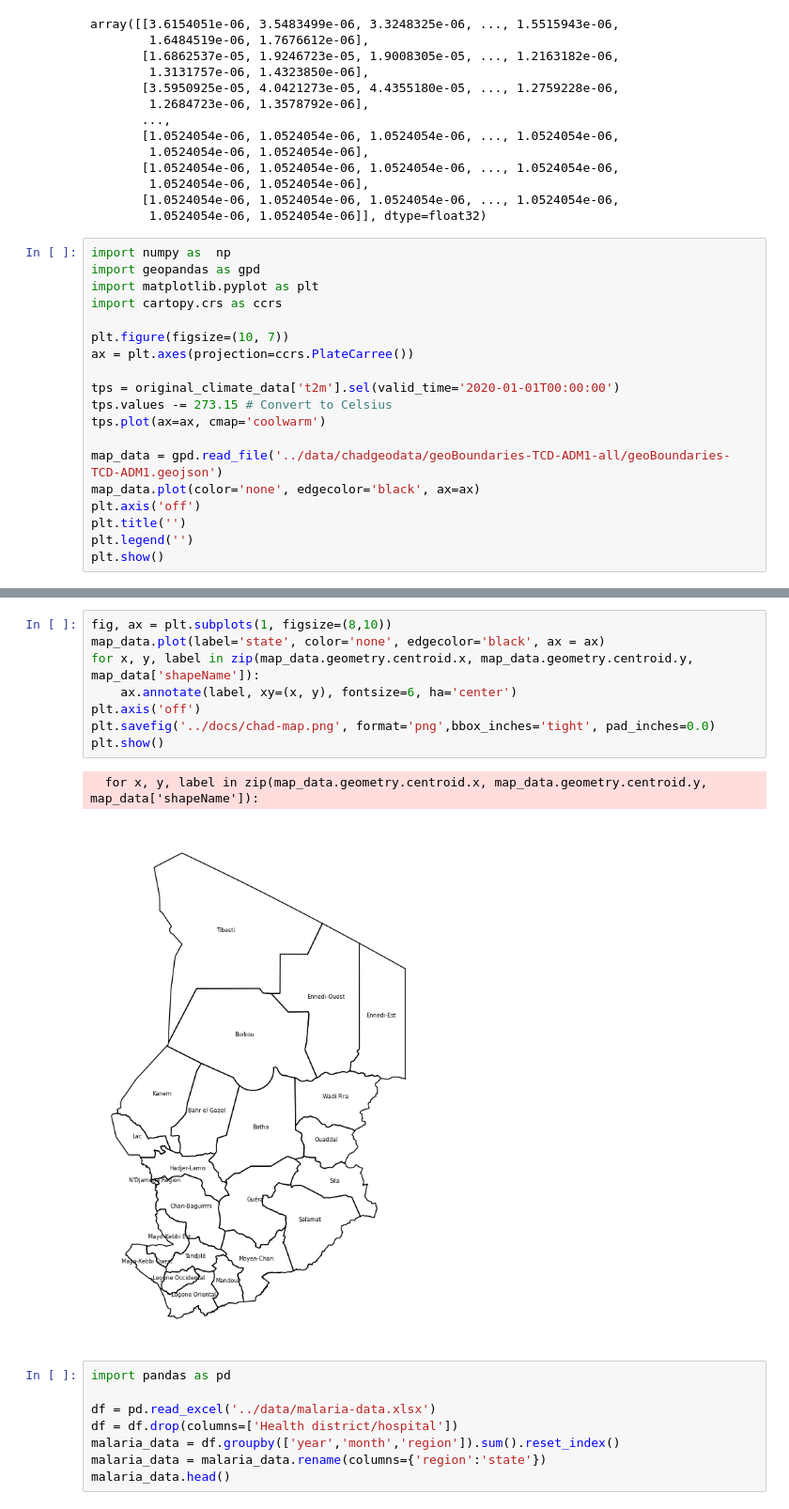
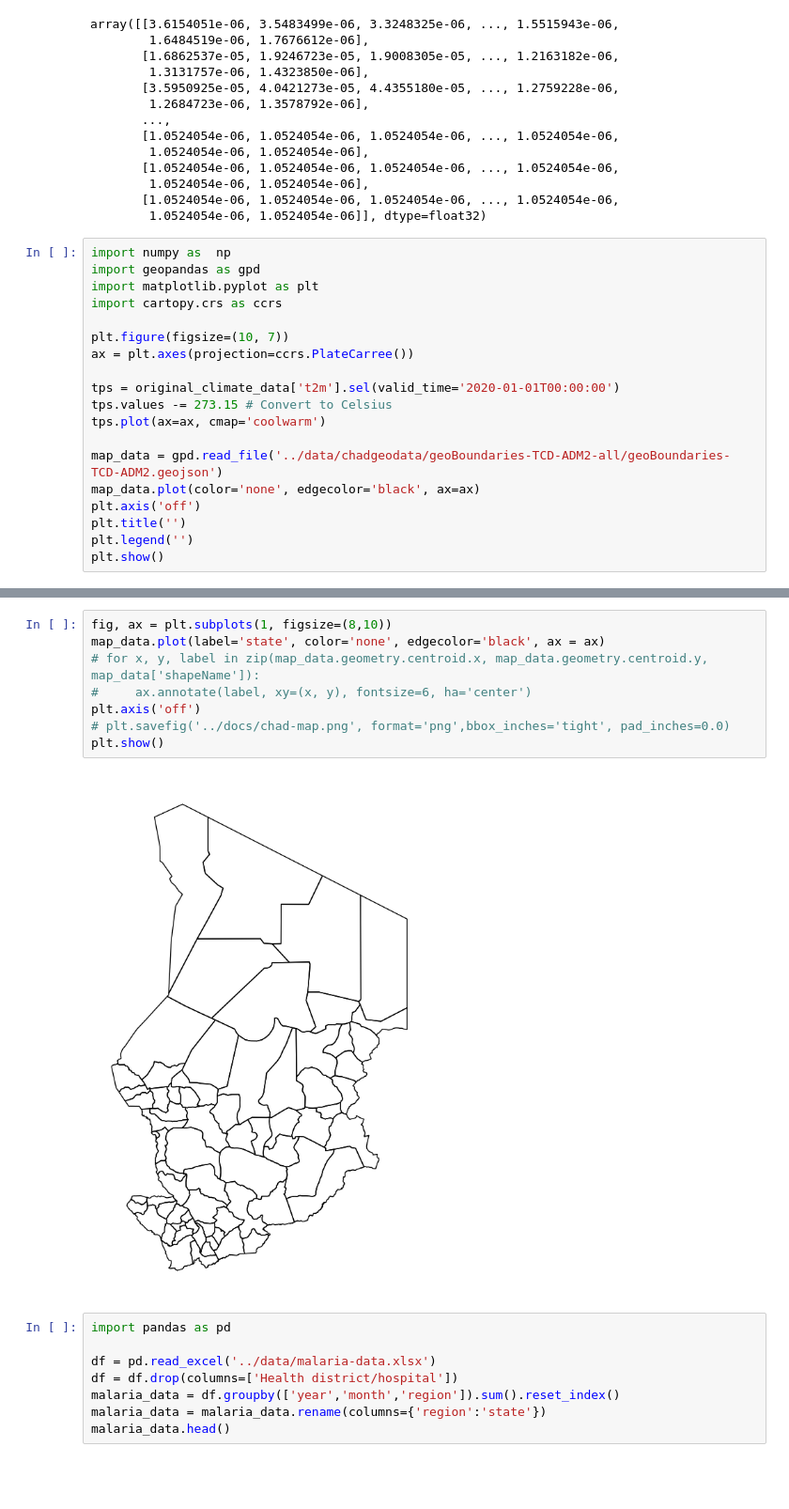
Before and after one commit to beria-kalpelbe/malaria-risk-prediction, a Jupyter notebook: notebooks/display-data.ipynb, the cells around one changed output, grey strips where cells are left out. Shown at 94% size. Cells and saved outputs as stored; diff of their text form; blank space fills up the shorter version.

```diff
--- a/notebooks/display-data.ipynb
+++ b/notebooks/display-data.ipynb
@@ -53,7 +53,7 @@ tps = original_climate_data['t2m'].sel(valid_time='2020-01-01T00:00:00')
 tps.values -= 273.15 # Convert to Celsius
 tps.plot(ax=ax, cmap='coolwarm')
 
-map_data = gpd.read_file('../data/chadgeodata/geoBoundaries-TCD-ADM1-all/geoBoundaries-TCD-ADM1.geojson')
+map_data = gpd.read_file('../data/chadgeodata/geoBoundaries-TCD-ADM2-all/geoBoundaries-TCD-ADM2.geojson')
 map_data.plot(color='none', edgecolor='black', ax=ax)
 plt.axis('off')
 plt.title('')
@@ -84,14 +80,13 @@ map_data
 # %%
 fig, ax = plt.subplots(1, figsize=(8,10))
 map_data.plot(label='state', color='none', edgecolor='black', ax = ax)
-for x, y, label in zip(map_data.geometry.centroid.x, map_data.geometry.centroid.y, map_data['shapeName']):
-    ax.annotate(label, xy=(x, y), fontsize=6, ha='center')
+# for x, y, label in zip(map_data.geometry.centroid.x, map_data.geometry.centroid.y, map_data['shapeName']):
+#     ax.annotate(label, xy=(x, y), fontsize=6, ha='center')
 plt.axis('off')
-plt.savefig('../docs/chad-map.png', format='png',bbox_inches='tight', pad_inches=0.0)
+# plt.savefig('../docs/chad-map.png', format='png',bbox_inches='tight', pad_inches=0.0)
 plt.show()
 # %% [output]
-  for x, y, label in zip(map_data.geometry.centroid.x, map_data.geometry.centroid.y, map_data['shapeName']):
-[figure, old version]
+[figure, new version]
 # %%
 import pandas as pd
 
```
Also changed, not shown: parts of 3 cells of this notebook, 4 other files.
